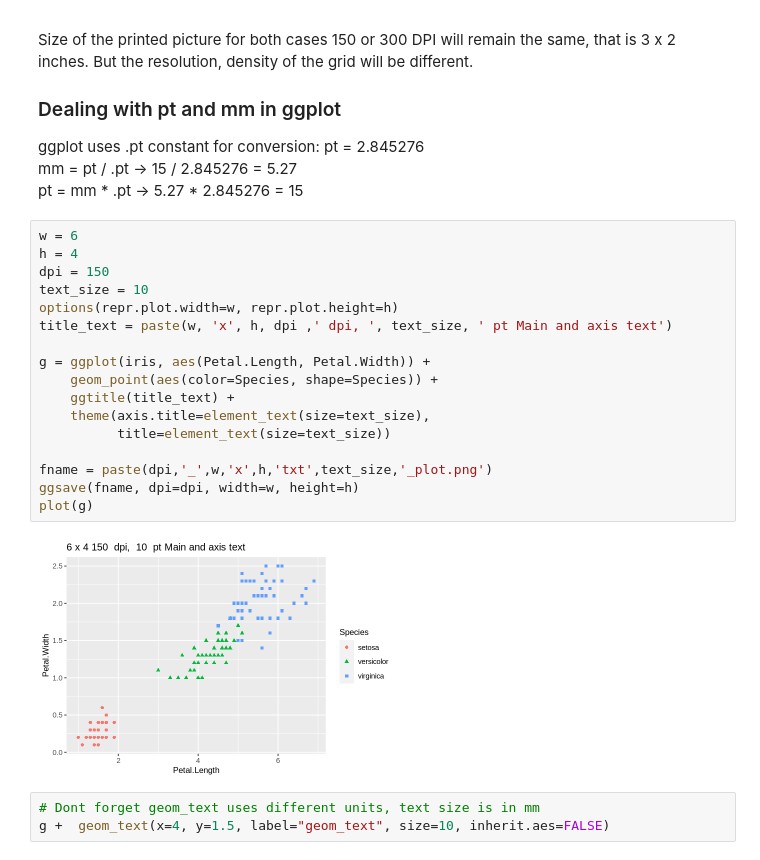
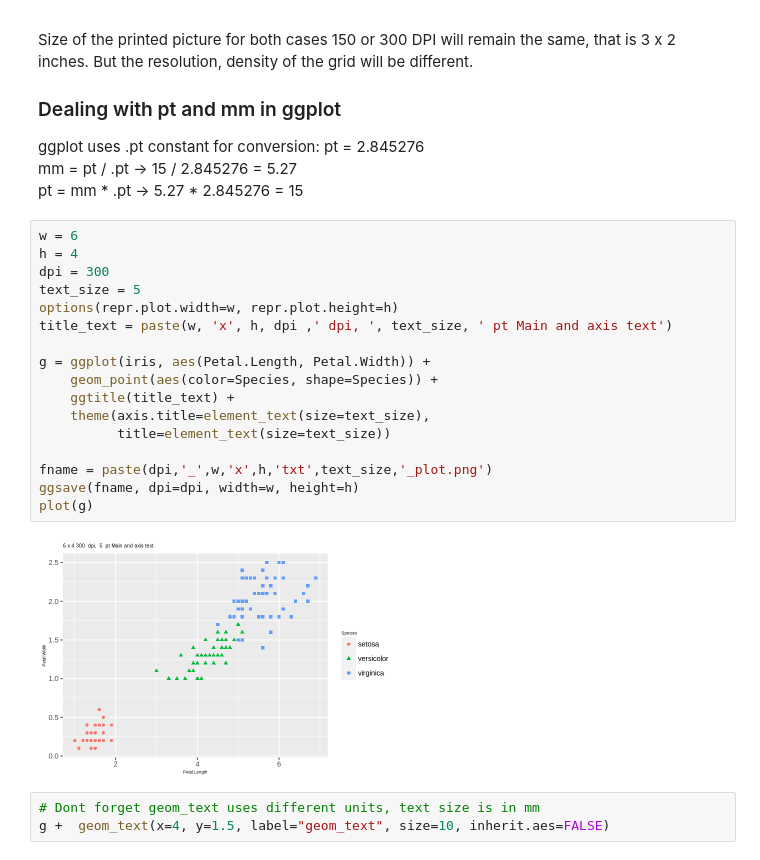
Before and after one commit to kamclar/statisticka_analyza_dat_cviceni, a Jupyter notebook: Lesson_05.ipynb, the cells around one changed output. Cells and saved outputs as stored; diff of their text form.

```diff
--- a/Lesson_05.ipynb
+++ b/Lesson_05.ipynb
@@ -352,22 +352,22 @@ pt = mm \* .pt -> 5.27 \* 2.845276 = 15 <br>
 # %%
 w = 6
 h = 4
-dpi = 150
-text_size = 10
+dpi = 300
+text_size = 5
 options(repr.plot.width=w, repr.plot.height=h)
 title_text = paste(w, 'x', h, dpi ,' dpi, ', text_size, ' pt Main and axis text')
 
 g = ggplot(iris, aes(Petal.Length, Petal.Width)) +
     geom_point(aes(color=Species, shape=Species)) +
     ggtitle(title_text) +
     theme(axis.title=element_text(size=text_size),
           title=element_text(size=text_size))
 
 fname = paste(dpi,'_',w,'x',h,'txt',text_size,'_plot.png')
 ggsave(fname, dpi=dpi, width=w, height=h)
 plot(g)
 # %% [output]
-[figure, old version]
+[figure, new version]
 # %%
 # Dont forget geom_text uses different units, text size is in mm
 g +  geom_text(x=4, y=1.5, label="geom_text", size=10, inherit.aes=FALSE)
```
Also changed, not shown: parts of 2 cells of this notebook.
